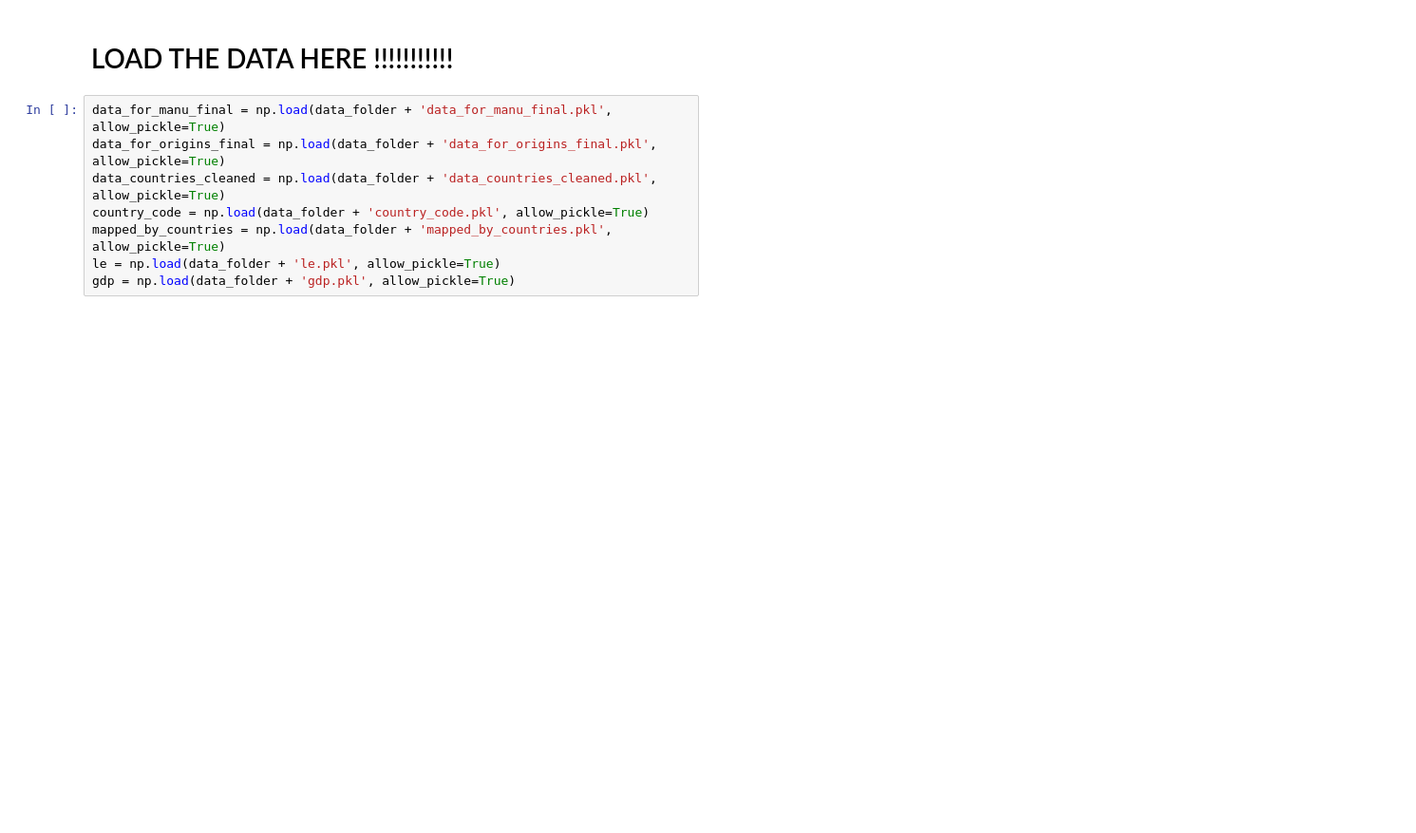
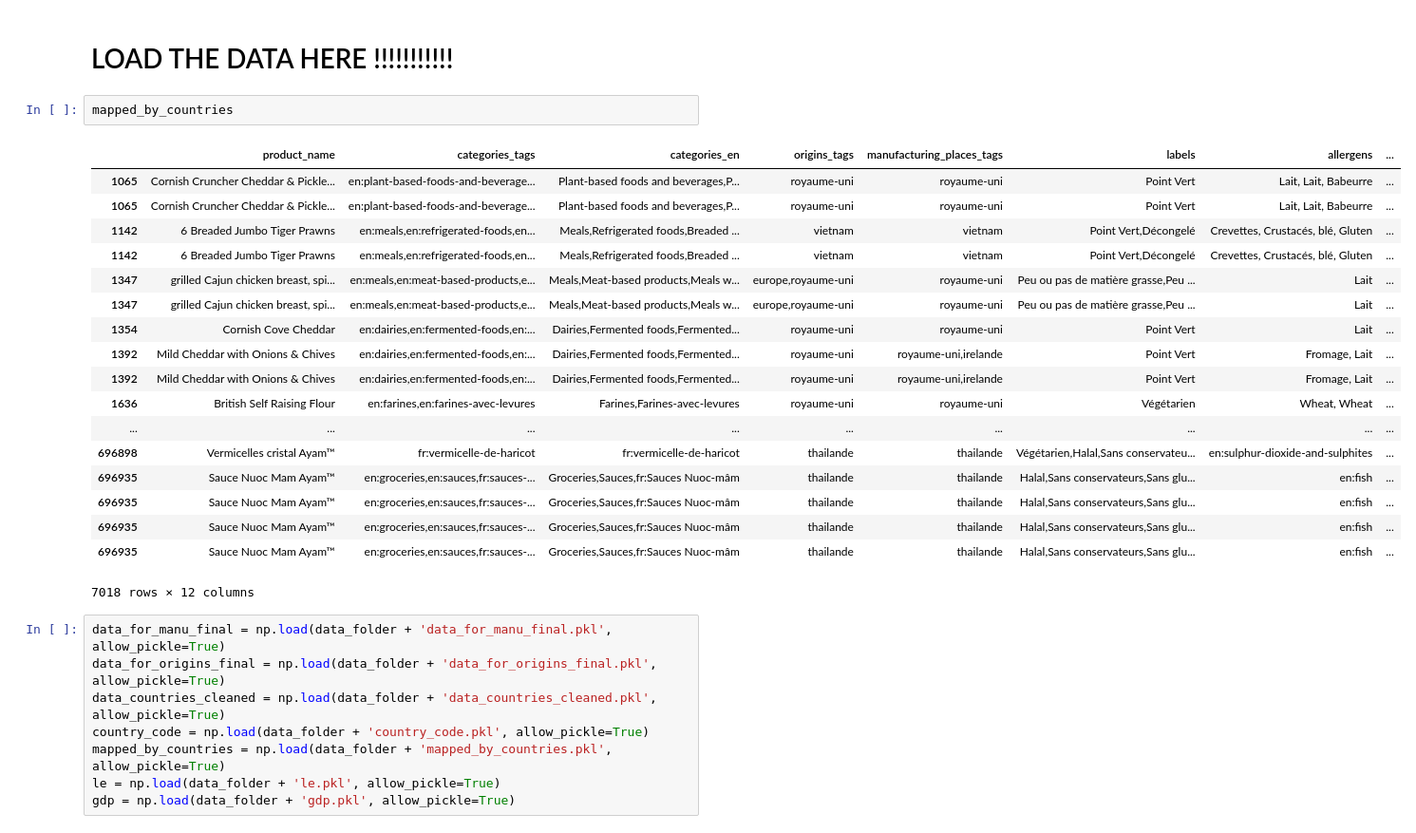
Before and after one commit to coiL10/AdamanTeam, a Jupyter notebook: milestone2.ipynb, the cells around one changed output. Shown at 95% size. Drawn from its saved outputs; the diff is of its cells as text; blank space fills up the shorter version.

```diff
--- a/milestone2.ipynb
+++ b/milestone2.ipynb
@@ -810,6 +810,27 @@ Now that the data is cleaned, we can plot the informations found on a map:
 ### Number of products data available per country
 # %% [markdown]
 # LOAD THE DATA HERE !!!!!!!!!!!
+# %%
+mapped_by_countries
+# %% [output]
+|  | product_name | categories_tags | categories_en | origins_tags | manufacturing_places_tags | labels | allergens | ... |
+| 1065 | Cornish Cruncher Cheddar & Pickle... | en:plant-based-foods-and-beverage... | Plant-based foods and beverages,P... | royaume-uni | royaume-uni | Point Vert | Lait, Lait, Babeurre | ... |
+| 1065 | Cornish Cruncher Cheddar & Pickle... | en:plant-based-foods-and-beverage... | Plant-based foods and beverages,P... | royaume-uni | royaume-uni | Point Vert | Lait, Lait, Babeurre | ... |
+| 1142 | 6 Breaded Jumbo Tiger Prawns | en:meals,en:refrigerated-foods,en... | Meals,Refrigerated foods,Breaded ... | vietnam | vietnam | Point Vert,Décongelé | Crevettes, Crustacés, blé, Gluten | ... |
+| 1142 | 6 Breaded Jumbo Tiger Prawns | en:meals,en:refrigerated-foods,en... | Meals,Refrigerated foods,Breaded ... | vietnam | vietnam | Point Vert,Décongelé | Crevettes, Crustacés, blé, Gluten | ... |
+| 1347 | grilled Cajun chicken breast, spi... | en:meals,en:meat-based-products,e... | Meals,Meat-based products,Meals w... | europe,royaume-uni | royaume-uni | Peu ou pas de matière grasse,Peu ... | Lait | ... |
+| 1347 | grilled Cajun chicken breast, spi... | en:meals,en:meat-based-products,e... | Meals,Meat-based products,Meals w... | europe,royaume-uni | royaume-uni | Peu ou pas de matière grasse,Peu ... | Lait | ... |
+| 1354 | Cornish Cove Cheddar | en:dairies,en:fermented-foods,en:... | Dairies,Fermented foods,Fermented... | royaume-uni | royaume-uni | Point Vert | Lait | ... |
+| 1392 | Mild Cheddar with Onions & Chives | en:dairies,en:fermented-foods,en:... | Dairies,Fermented foods,Fermented... | royaume-uni | royaume-uni,irelande | Point Vert | Fromage, Lait | ... |
+| 1392 | Mild Cheddar with Onions & Chives | en:dairies,en:fermented-foods,en:... | Dairies,Fermented foods,Fermented... | royaume-uni | royaume-uni,irelande | Point Vert | Fromage, Lait | ... |
+| 1636 | British Self Raising Flour | en:farines,en:farines-avec-levures | Farines,Farines-avec-levures | royaume-uni | royaume-uni | Végétarien | Wheat, Wheat | ... |
+| ... | ... | ... | ... | ... | ... | ... | ... | ... |
+| 696898 | Vermicelles cristal Ayam™ | fr:vermicelle-de-haricot | fr:vermicelle-de-haricot | thailande | thailande | Végétarien,Halal,Sans conservateu... | en:sulphur-dioxide-and-sulphites | ... |
+| 696935 | Sauce Nuoc Mam Ayam™ | en:groceries,en:sauces,fr:sauces-... | Groceries,Sauces,fr:Sauces Nuoc-mâm | thailande | thailande | Halal,Sans conservateurs,Sans glu... | en:fish | ... |
+| 696935 | Sauce Nuoc Mam Ayam™ | en:groceries,en:sauces,fr:sauces-... | Groceries,Sauces,fr:Sauces Nuoc-mâm | thailande | thailande | Halal,Sans conservateurs,Sans glu... | en:fish | ... |
+| 696935 | Sauce Nuoc Mam Ayam™ | en:groceries,en:sauces,fr:sauces-... | Groceries,Sauces,fr:Sauces Nuoc-mâm | thailande | thailande | Halal,Sans conservateurs,Sans glu... | en:fish | ... |
+| 696935 | Sauce Nuoc Mam Ayam™ | en:groceries,en:sauces,fr:sauces-... | Groceries,Sauces,fr:Sauces Nuoc-mâm | thailande | thailande | Halal,Sans conservateurs,Sans glu... | en:fish | ... |
+7018 rows × 12 columns
 # %%
 data_for_manu_final = np.load(data_folder + 'data_for_manu_final.pkl', allow_pickle=True)
 data_for_origins_final = np.load(data_folder + 'data_for_origins_final.pkl', allow_pickle=True)
```
Also changed, not shown: parts of 4 cells of this notebook.
